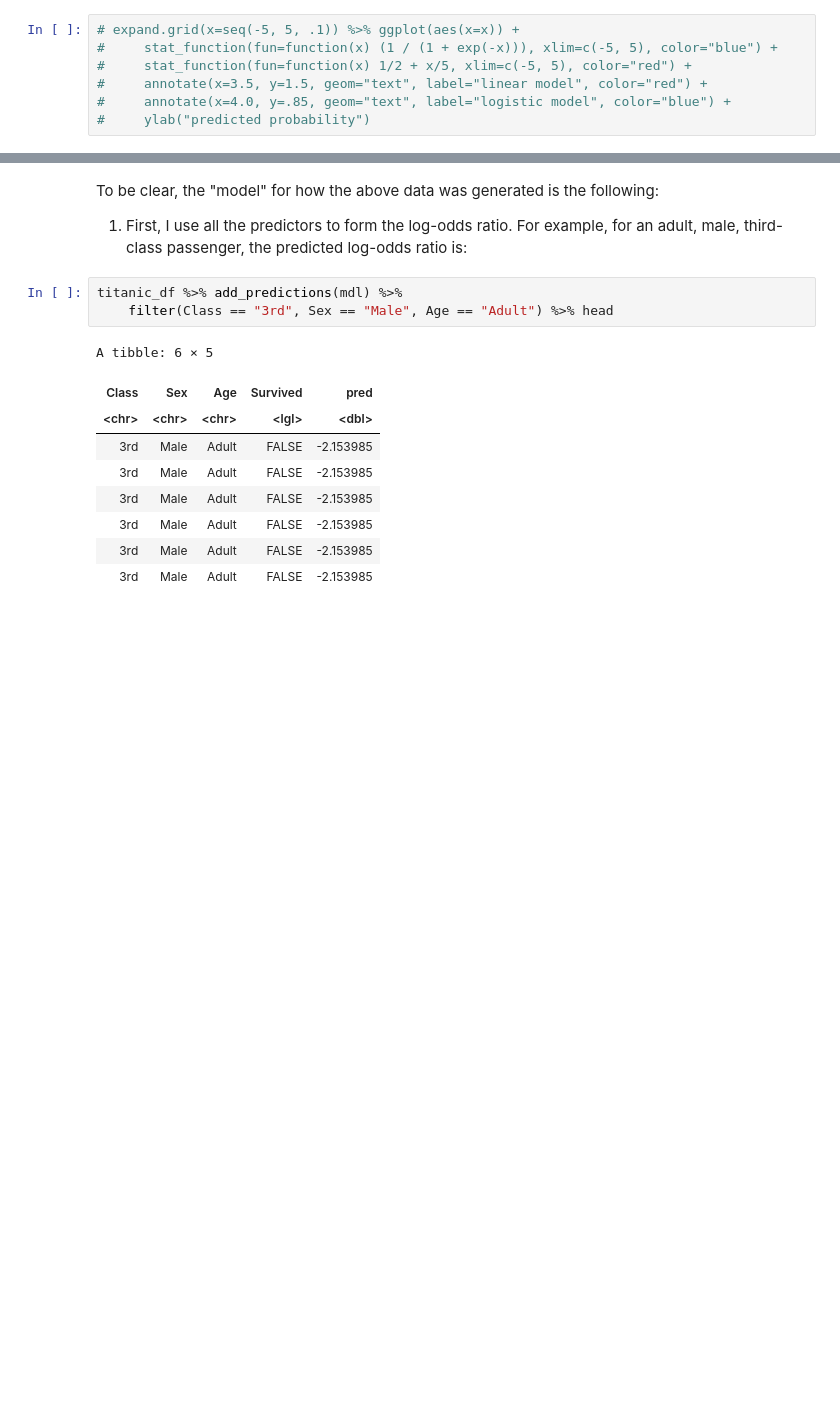
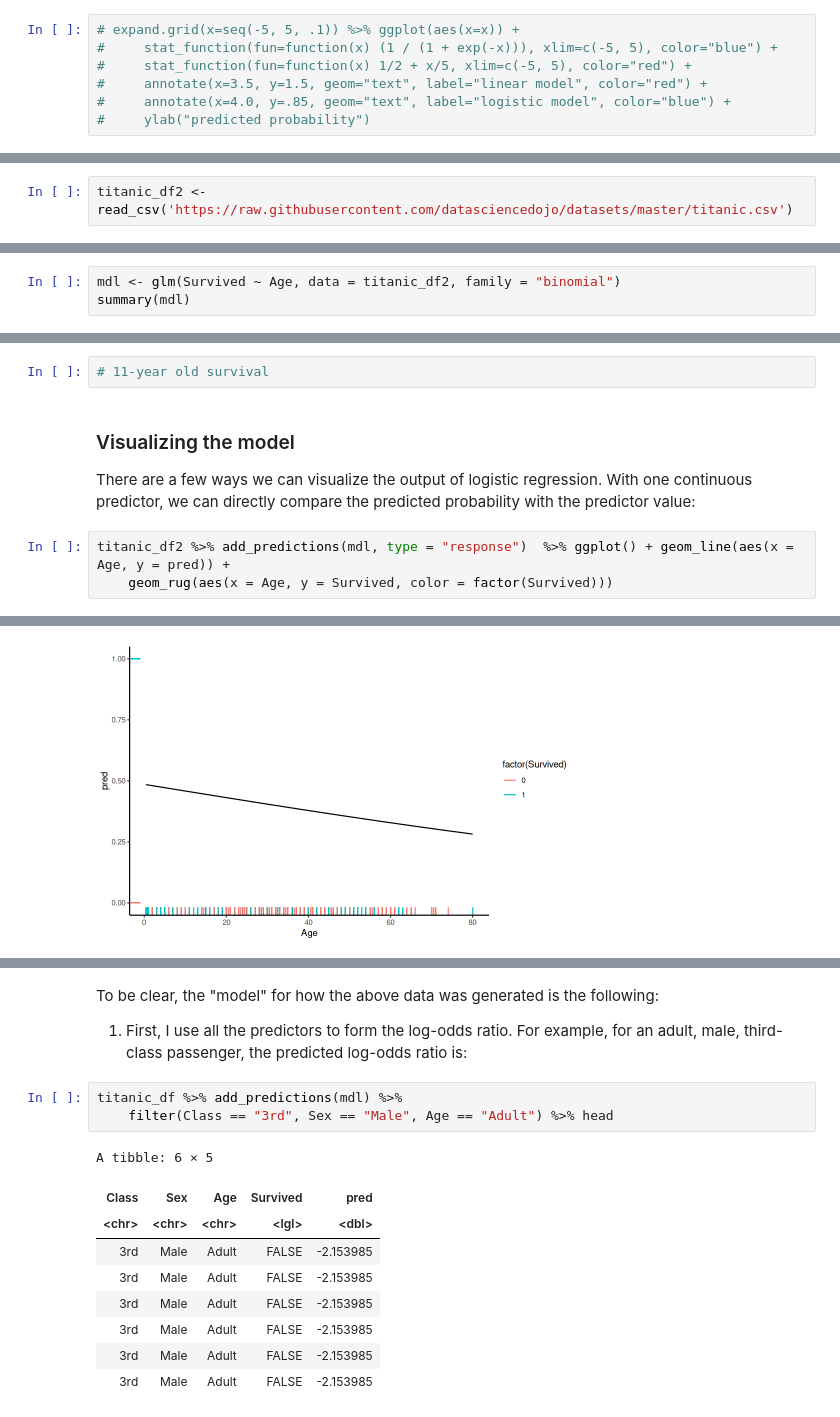
Before and after one commit to stats306/w23, a Jupyter notebook: lectures/week14/lecture20.ipynb, the cells around one changed output, grey strips where cells are left out. Cells and saved outputs as stored; diff of their text form; blank space fills up the shorter version.

```diff
--- a/lectures/week14/lecture20.ipynb
+++ b/lectures/week14/lecture20.ipynb
@@ -155,0 +238,2 @@ To fit this model in R, we use a similar command as for linear regression: `glm(
+# %%
+titanic_df2 <- read_csv('https://raw.githubusercontent.com/datasciencedojo/datasets/master/titanic.csv')
@@ -155,0 +249,3 @@ To fit this model in R, we use a similar command as for linear regression: `glm(
+# %%
+mdl <- glm(Survived ~ Age, data = titanic_df2, family = "binomial")
+summary(mdl)
@@ -155,0 +300,10 @@ To fit this model in R, we use a similar command as for linear regression: `glm(
+# %%
+# 11-year old survival
+# %% [markdown]
+### Visualizing the model
+
+There are a few ways we can visualize the output of logistic regression. With one continuous predictor, we can directly compare the predicted probability with the predictor value:
+# %%
+titanic_df2 %>% add_predictions(mdl, type = "response")  %>% ggplot() + geom_line(aes(x = Age, y = pred)) +
+    geom_rug(aes(x = Age, y = Survived, color = factor(Survived)))
+# %% [output]
@@ -155,0 +312 @@ To fit this model in R, we use a similar command as for linear regression: `glm(
+[figure, added]
```
Also changed, not shown: parts of 46 cells of this notebook.
